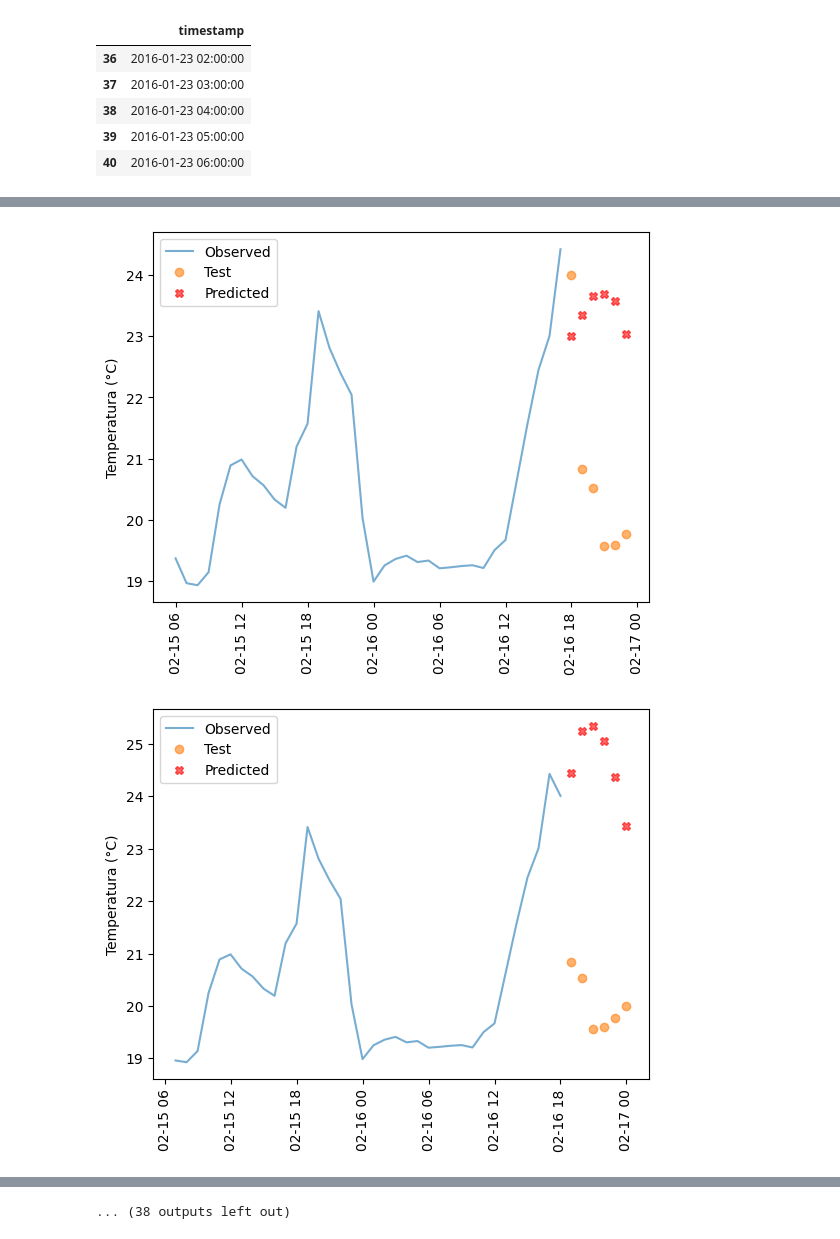
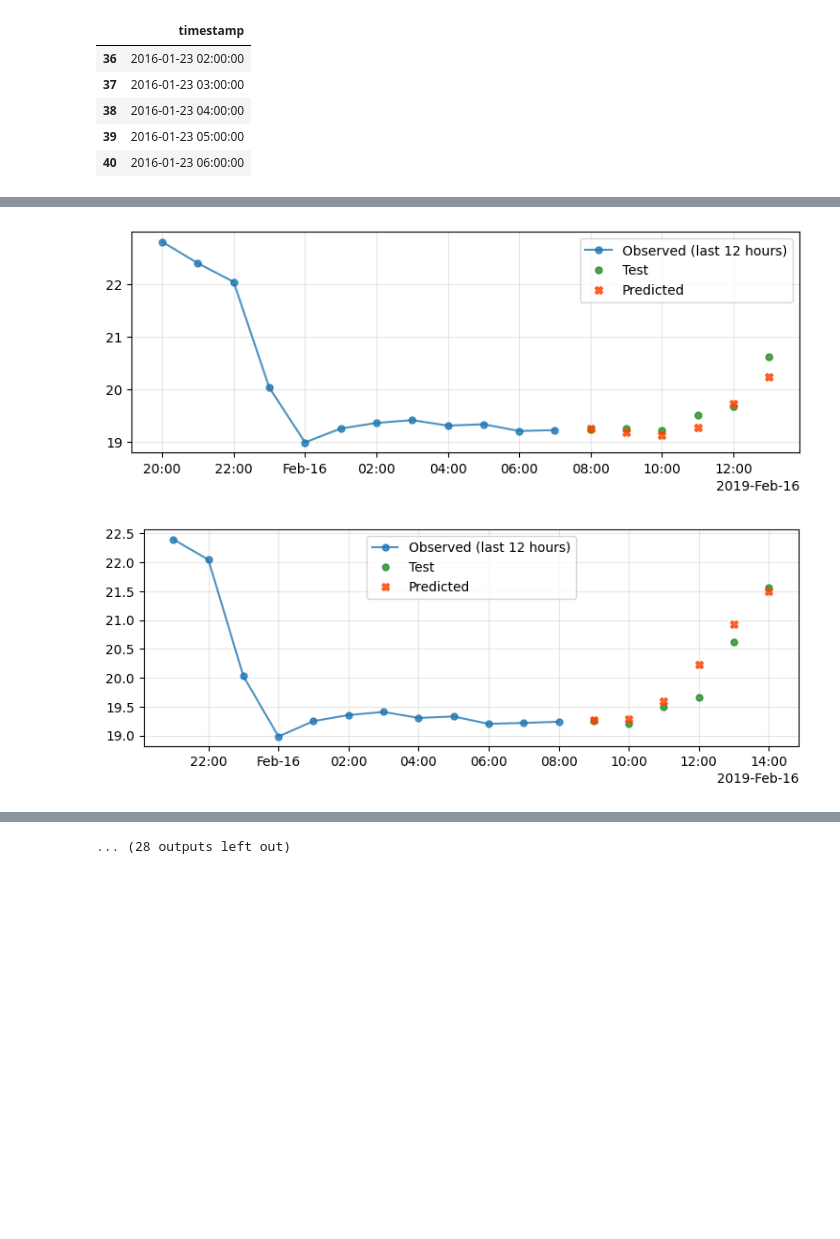
Before and after one commit to plbalmeida/ml-uhi, a Jupyter notebook: notebooks/2.0-modeling.ipynb, the cells around one changed output, grey strips where cells are left out. Cells and saved outputs as stored; diff of their text form; code cells hidden in the pictures; blank space fills up the shorter version.

```diff
--- a/notebooks/2.0-modeling.ipynb
+++ b/notebooks/2.0-modeling.ipynb
@@ -3,5 +8,8 @@ import pandas as pd
 # %% [markdown]
 # Forecasting Lapa station temperature
 # %%
-cge = pd.read_csv("../data/processed/lapa.csv")
+cge = pd.read_csv("../data/processed/lapa2.csv")
 cge = cge.dropna()
+
+cge = cge.drop(["uhi", "week", "day_of_month",], axis=1)
+cge
@@ -170,37 +243,44 @@ y_pred
 # %%
-import numpy as np
+converter = mdates.ConciseDateConverter()
+munits.registry[np.datetime64] = converter
+munits.registry[datetime.date] = converter
+munits.registry[datetime.datetime] = converter
 
-
-for i in y_pred.index[-50:]:
+for i in y_pred.index[-60:-20]:
     pred = y_pred.loc[[i]]
     start_date = pred.timestamp.unique()[0] + np.timedelta64(1,'h')
     pred = pred.drop("timestamp", axis=1).T
     pred.index = pd.date_range(start=start_date, periods=6, freq="H")
     pred.columns = ["temperature"]
 
-    train_plot = test[pred.index[0]-np.timedelta64(36,'h'):pred.index[0]-np.timedelta64(1,'h')]
+    past_data = 12
+    train_plot = test[pred.index[0]-np.timedelta64(past_data,'h'):pred.index[0]-np.timedelta64(1,'h')]
     test_plot = test[pred.index[0]:pred.index[-1]]
 
-    plt.plot(train_plot, label="Observed", alpha=0.6)
-    plt.plot(test_plot, label="Test", ls="", marker="o", alpha=0.6)
-    plt.plot(pred, label="Predicted", ls="", marker="X", color="red", alpha=0.6)
-    plt.legend()
-    plt.ylabel('Temperatura (°C)')
-    plt.xticks(rotation=90)
-    plt.show()
+    fig, ax = plt.subplots(figsize=(9,3))
+    ax.plot(train_plot, label=f"Observed (last {past_data} hours)", marker=".", markersize=10, alpha=0.8)
+    ax.plot(test_plot, label="Test", ls="", marker=".", markersize=10, color="forestgreen", alpha=0.8)
+    ax.plot(pred, label="Predicted", ls="", marker="X", markersize=6, color="orangered", alpha=0.8)
+    # ax.set_xticks(pd.concat([train_plot, test_plot]).reset_index().timestamp)
+    ax.legend()
+    ax.grid(alpha=0.3)
 
+test_dfs = []
+pred_dfs = []
 mse = []
 for i in y_pred.index:
     pred = y_pred.loc[[i]]
     start_date = pred.timestamp.unique()[0] + np.timedelta64(1,'h')
     pred = pred.drop("timestamp", axis=1).T
     pred.index = pd.date_range(start=start_date, periods=6, freq="H")
     pred.columns = ["temperature"]
     test_plot = test[pred.index[0]:pred.index[-1]]
     try:
         mse.append(mean_squared_error(test_plot, pred, squared=False))
+        test_dfs.append(test_plot)
+        pred_dfs.append(pred)
     except:
         pass
 # %% [output]
-[figure, old version]
+[figure, new version]
-[figure, old version]
+[figure, new version]
@@ -217 +297 @@ for i in y_pred.index:
-... (38 outputs left out)
+... (28 outputs left out)
```
Also changed, not shown: parts of 14 cells of this notebook, 6 other files.
